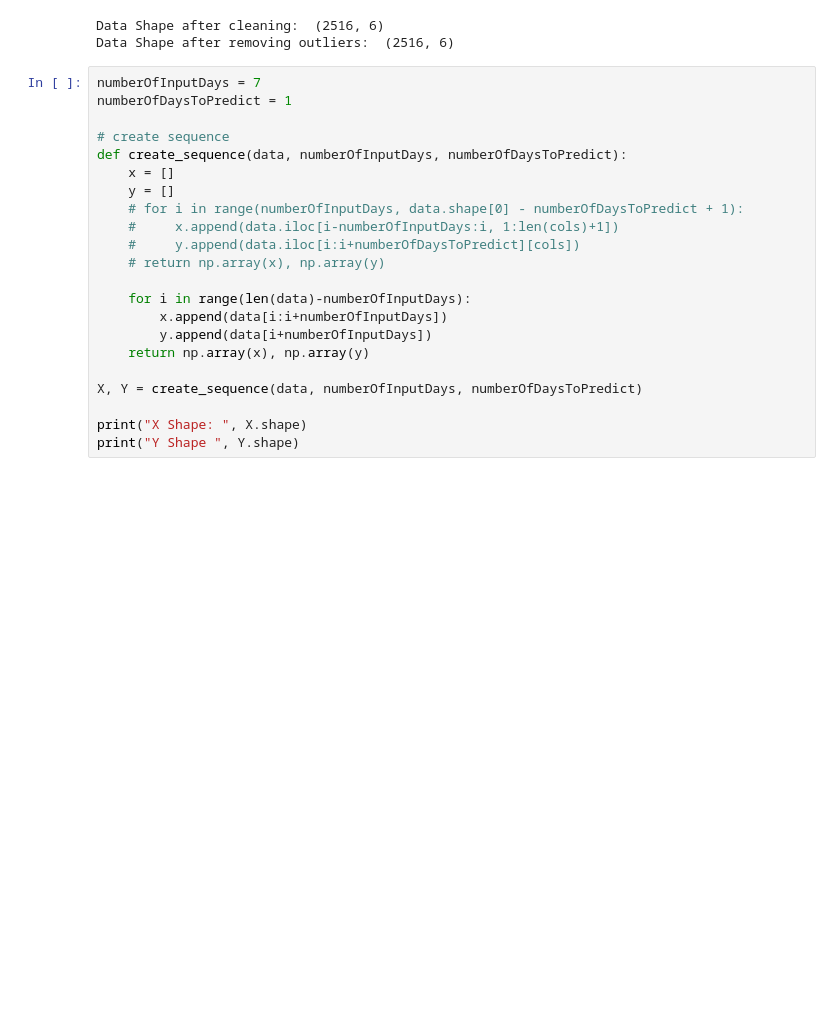
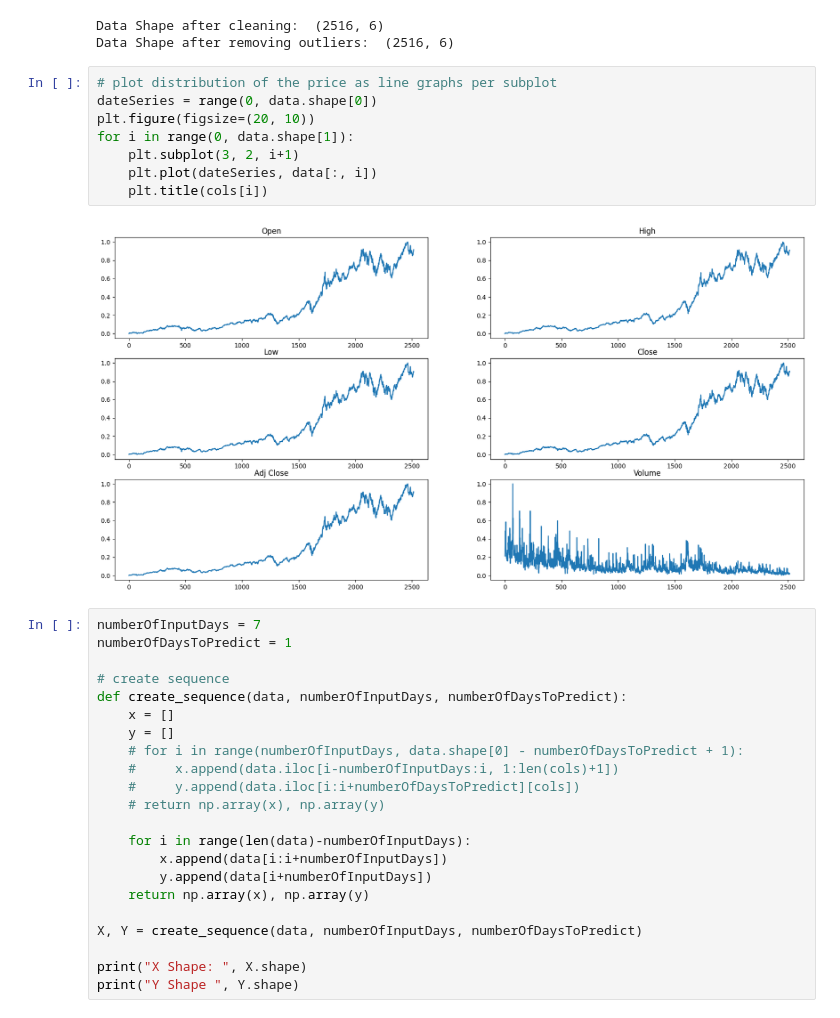
Before and after one commit to Lazer430/DL-A2, a Jupyter notebook: Task2/task2.ipynb, the cells around one changed output. Cells and saved outputs as stored; diff of their text form; blank space fills up the shorter version.

```diff
--- a/Task2/task2.ipynb
+++ b/Task2/task2.ipynb
@@ -46,6 +46,16 @@ print("Data Shape after removing outliers: ", data.shape)
 # %% [output]
 Data Shape after cleaning:  (2516, 6)
 Data Shape after removing outliers:  (2516, 6)
+# %%
+# plot distribution of the price as line graphs per subplot
+dateSeries = range(0, data.shape[0])
+plt.figure(figsize=(20, 10))
+for i in range(0, data.shape[1]):
+    plt.subplot(3, 2, i+1)
+    plt.plot(dateSeries, data[:, i])
+    plt.title(cols[i])
+# %% [output]
+[figure, added]
 # %%
 numberOfInputDays = 7
 numberOfDaysToPredict = 1
```
Also changed, not shown: parts of 11 cells of this notebook.
